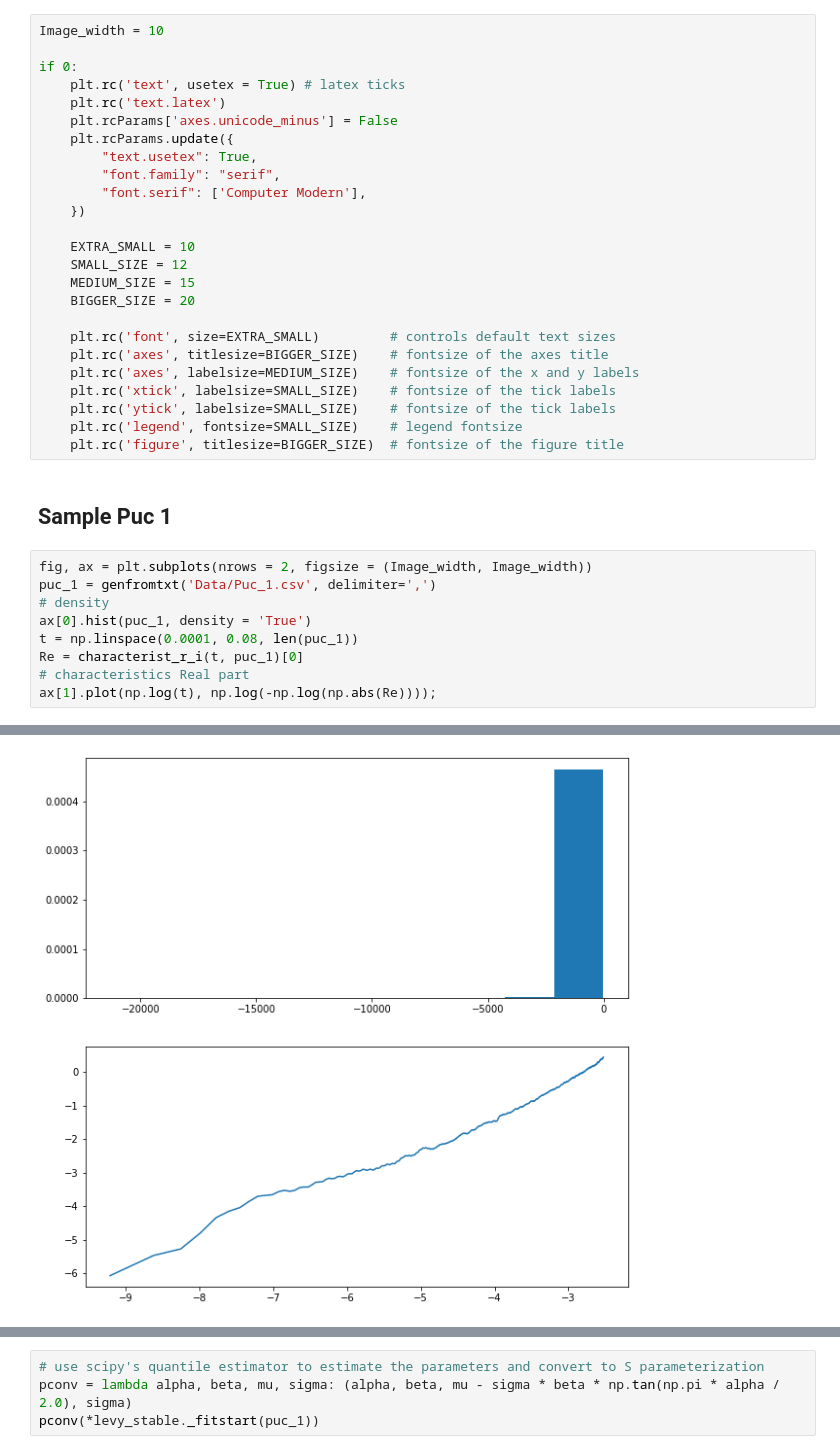
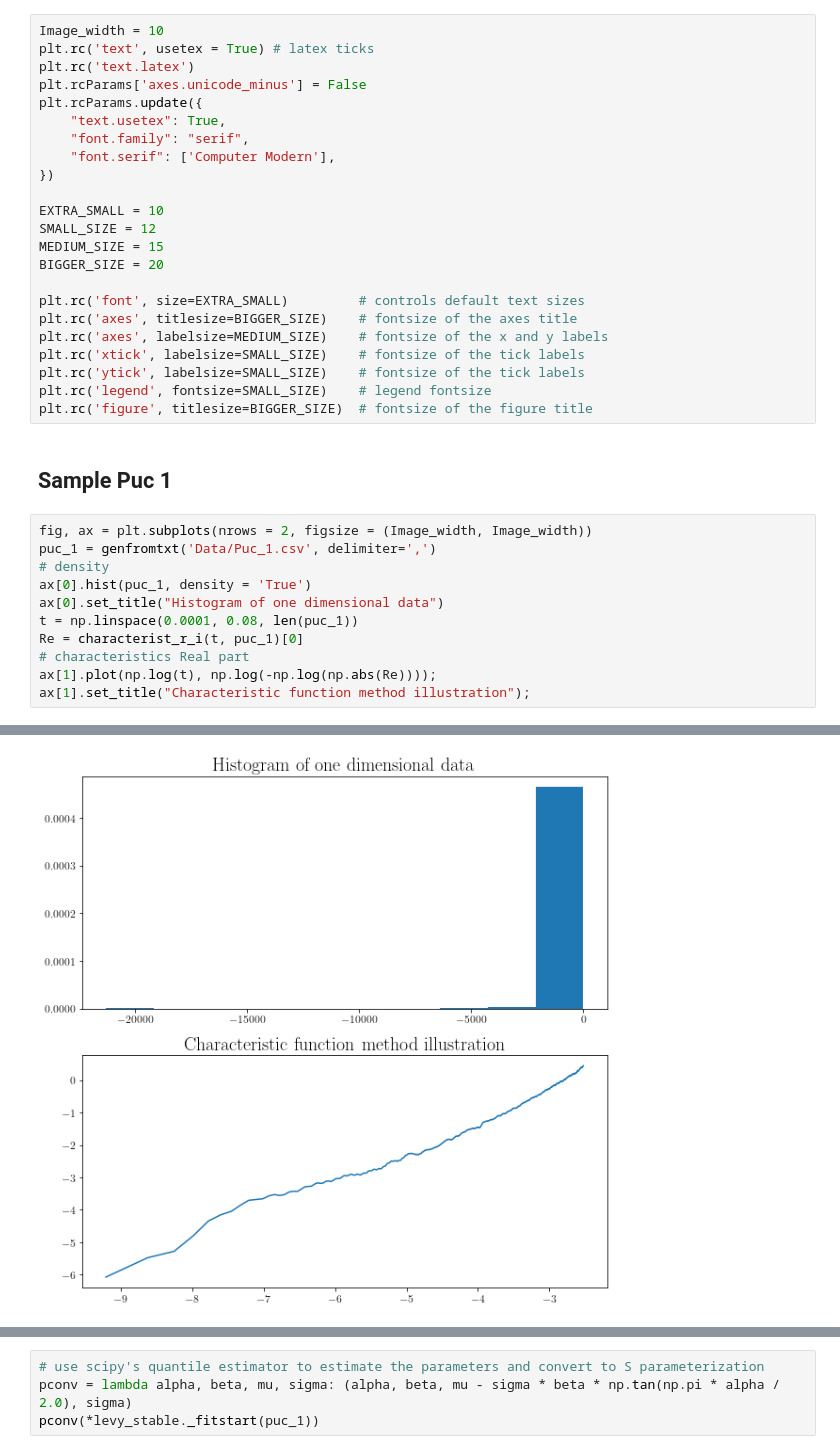
Before and after one commit to chwilko/CSoS, a Jupyter notebook: Python3/Task_list_2/Data_analysis.ipynb, the cells around one changed output, grey strips where cells are left out. Cells and saved outputs as stored; diff of their text form.

```diff
--- a/Python3/Task_list_2/Data_analysis.ipynb
+++ b/Python3/Task_list_2/Data_analysis.ipynb
@@ -13,29 +13,27 @@ from alphastable import alphastable, get_alpha_char
 from multivare import multivate_characteristic_r_i_2_dim, tau_2_dim
 # %%
 Image_width = 10
+plt.rc('text', usetex = True) # latex ticks
+plt.rc('text.latex')
+plt.rcParams['axes.unicode_minus'] = False
+plt.rcParams.update({
+    "text.usetex": True,
+    "font.family": "serif",
+    "font.serif": ['Computer Modern'],
+})
 
-if 0:
-    plt.rc('text', usetex = True) # latex ticks
-    plt.rc('text.latex')
-    plt.rcParams['axes.unicode_minus'] = False
-    plt.rcParams.update({
-        "text.usetex": True,
-        "font.family": "serif",
-        "font.serif": ['Computer Modern'],
-    })
+EXTRA_SMALL = 10
+SMALL_SIZE = 12
+MEDIUM_SIZE = 15
+BIGGER_SIZE = 20
 
-    EXTRA_SMALL = 10
-    SMALL_SIZE = 12
-    MEDIUM_SIZE = 15
-    BIGGER_SIZE = 20
-
-    plt.rc('font', size=EXTRA_SMALL)         # controls default text sizes
-    plt.rc('axes', titlesize=BIGGER_SIZE)    # fontsize of the axes title
-    plt.rc('axes', labelsize=MEDIUM_SIZE)    # fontsize of the x and y labels
-    plt.rc('xtick', labelsize=SMALL_SIZE)    # fontsize of the tick labels
-    plt.rc('ytick', labelsize=SMALL_SIZE)    # fontsize of the tick labels
-    plt.rc('legend', fontsize=SMALL_SIZE)    # legend fontsize
-    plt.rc('figure', titlesize=BIGGER_SIZE)  # fontsize of the figure title
+plt.rc('font', size=EXTRA_SMALL)         # controls default text sizes
+plt.rc('axes', titlesize=BIGGER_SIZE)    # fontsize of the axes title
+plt.rc('axes', labelsize=MEDIUM_SIZE)    # fontsize of the x and y labels
+plt.rc('xtick', labelsize=SMALL_SIZE)    # fontsize of the tick labels
+plt.rc('ytick', labelsize=SMALL_SIZE)    # fontsize of the tick labels
+plt.rc('legend', fontsize=SMALL_SIZE)    # legend fontsize
+plt.rc('figure', titlesize=BIGGER_SIZE)  # fontsize of the figure title
 # %% [markdown]
 ## Sample Puc 1
 # %%
@@ -43,8 +41,10 @@ fig, ax = plt.subplots(nrows = 2, figsize = (Image_width, Image_width))
 puc_1 = genfromtxt('Data/Puc_1.csv', delimiter=',')
 # density
 ax[0].hist(puc_1, density = 'True')
+ax[0].set_title("Histogram of one dimensional data")
 t = np.linspace(0.0001, 0.08, len(puc_1))
 Re = characterist_r_i(t, puc_1)[0]
 # characteristics Real part
 ax[1].plot(np.log(t), np.log(-np.log(np.abs(Re))));
+ax[1].set_title("Characteristic function method illustration");
 # %% [output]
@@ -51,4 +52,4 @@ ax[1].plot(np.log(t), np.log(-np.log(np.abs(Re))));
-[figure, old version]
+[figure, new version]
 # %%
 alpha, gamma = get_alpha_char(puc_1, t)
 print(f"the estimated $\\alpha$ is {alpha} and $\\gamma$ is {gamma}")
```
Also changed, not shown: parts of 15 cells of this notebook, 4 other files.
